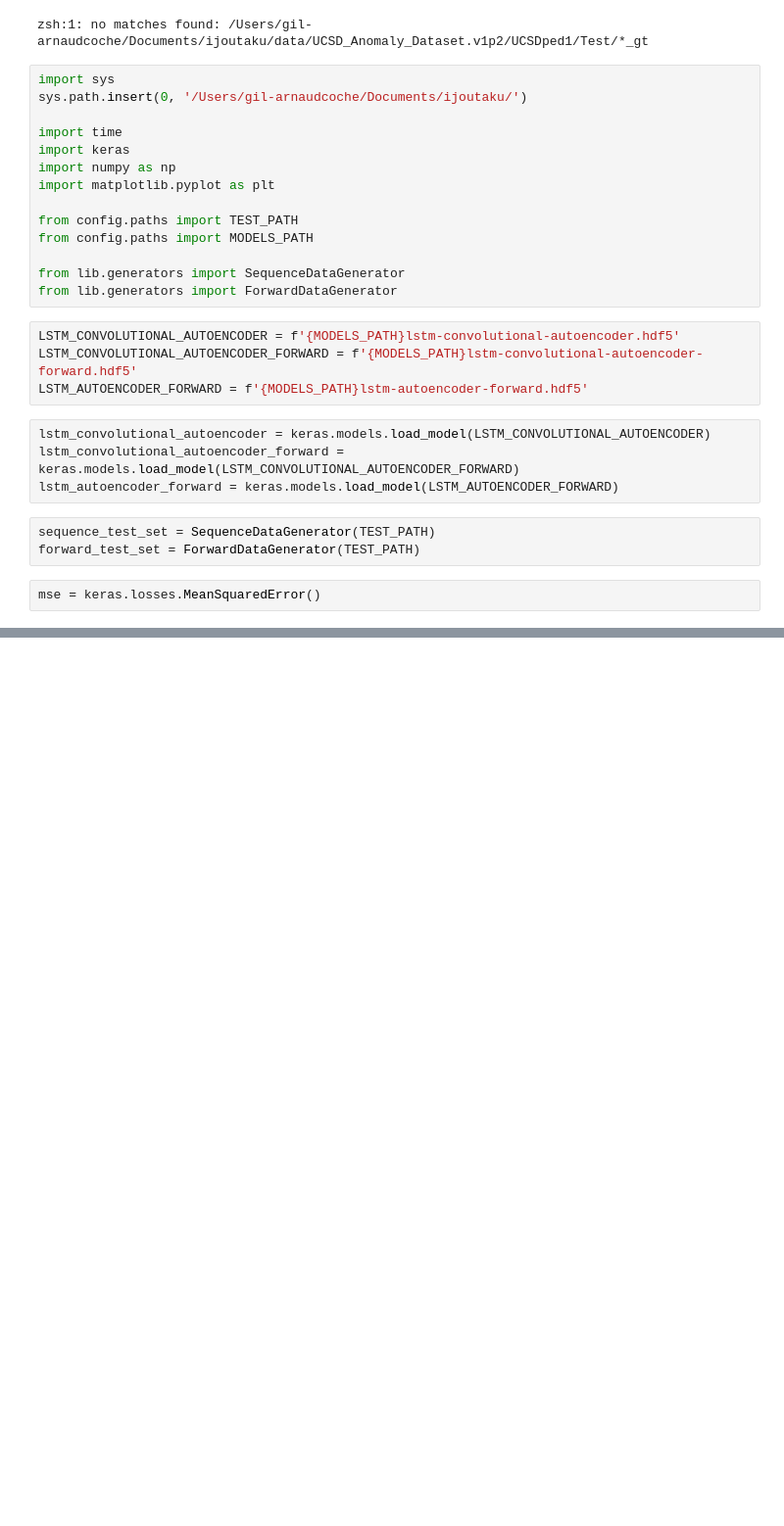
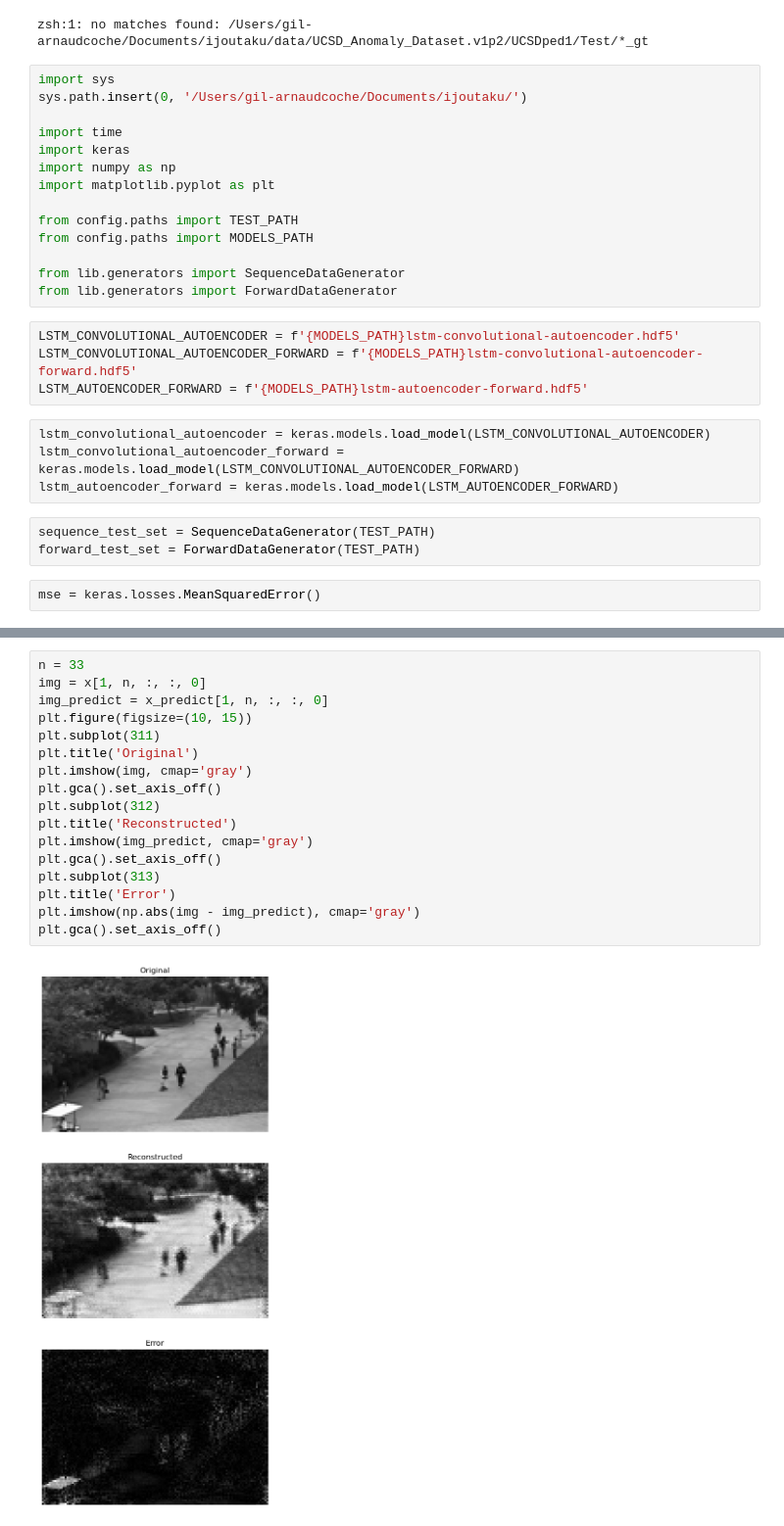
Before and after one commit to Gilt0/ijoutaku, a Jupyter notebook: notebook/model-check.ipynb, the cells around one changed output, grey strips where cells are left out. Shown: that part at 98% size. Cells and saved outputs as stored; diff of their text form; blank space fills up the shorter version.

```diff
--- a/notebook/model-check.ipynb
+++ b/notebook/model-check.ipynb
@@ -38 +50,20 @@ x_predict = lstm_convolutional_autoencoder.predict(x)
+# %%
+n = 33
+img = x[1, n, :, :, 0]
+img_predict = x_predict[1, n, :, :, 0]
+plt.figure(figsize=(10, 15))
+plt.subplot(311)
+plt.title('Original')
+plt.imshow(img, cmap='gray')
+plt.gca().set_axis_off()
+plt.subplot(312)
+plt.title('Reconstructed')
+plt.imshow(img_predict, cmap='gray')
+plt.gca().set_axis_off()
+plt.subplot(313)
+plt.title('Error')
+plt.imshow(np.abs(img - img_predict), cmap='gray')
+plt.gca().set_axis_off()
+# %% [output]
+[figure, added]
 # %%
```
Also changed, not shown: parts of 13 cells of this notebook, 1 other file.
